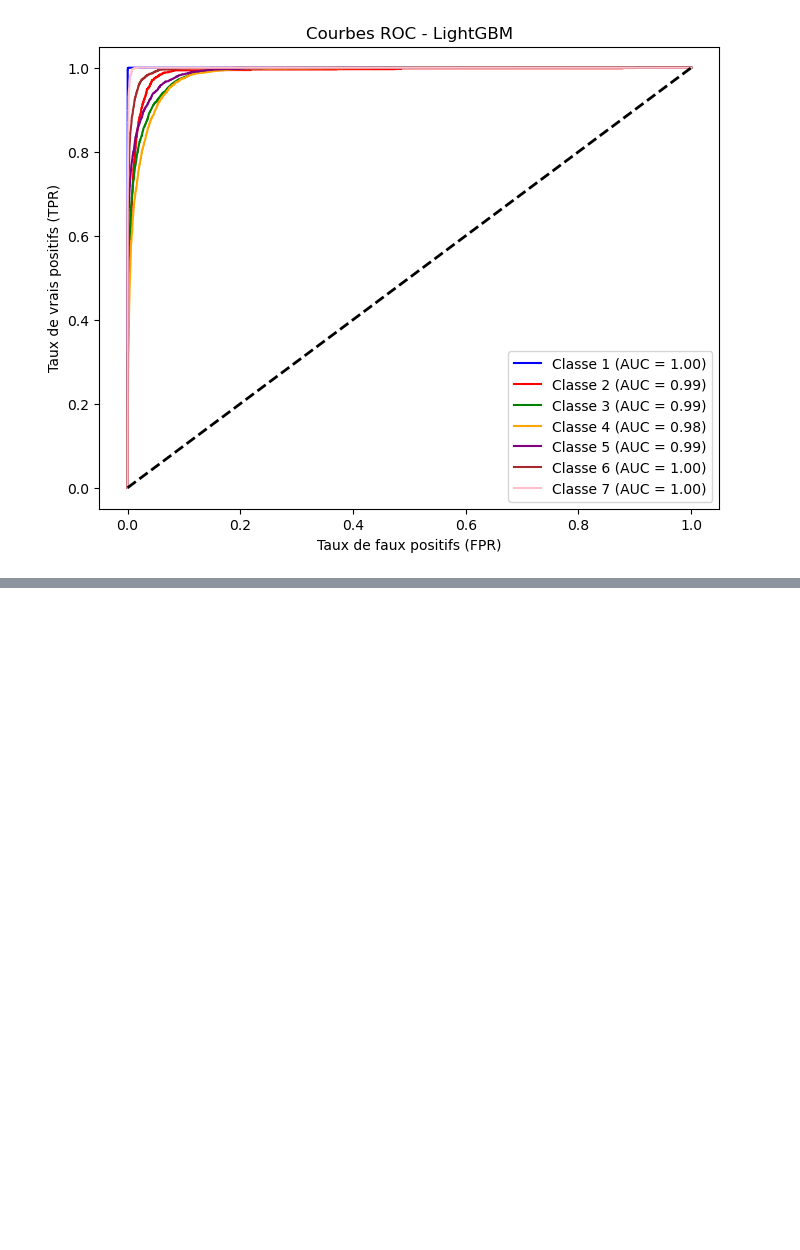
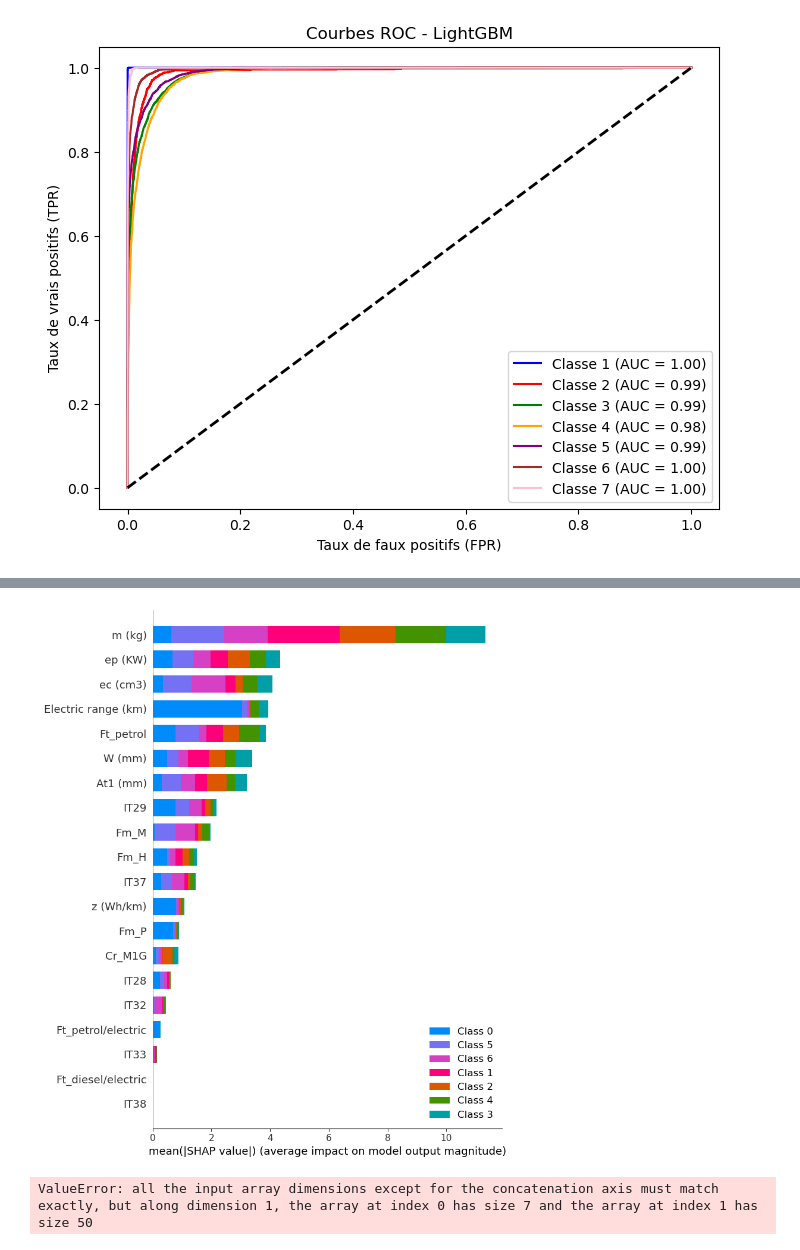
Before and after one commit to DataScientest-Studio/sept24_cds_co2, a Jupyter notebook: notebooks/6.1_model_cat_VG_lightGBMV2.ipynb, the cells around one changed output, grey strips where cells are left out. Cells and saved outputs as stored; diff of their text form; code cells hidden in the pictures; blank space fills up the shorter version.

```diff
--- a/notebooks/6.1_model_cat_VG_lightGBMV2.ipynb
+++ b/notebooks/6.1_model_cat_VG_lightGBMV2.ipynb
@@ -213,0 +237,13 @@ plt.show()
+# %%
+import shap
+explainer = shap.Explainer(best_lgb)  # model = votre modèle LightGBM entraîné
+shap_values = explainer(X_test_scaled)
+
+# Summary plot
+shap.summary_plot(shap_values, X_test_scaled)
+
+# Plot pour une variable spécifique
+shap.dependence_plot("m (kg)", shap_values.values, X_test_scaled)
+# %% [output]
+[figure, added]
+ValueError: all the input array dimensions except for the concatenation axis must match exactly, but along dimension 1, the array at index 0 has size 7 and the array at index 1 has size 50
```
Also changed, not shown: parts of 6 cells of this notebook, 1 other file.
